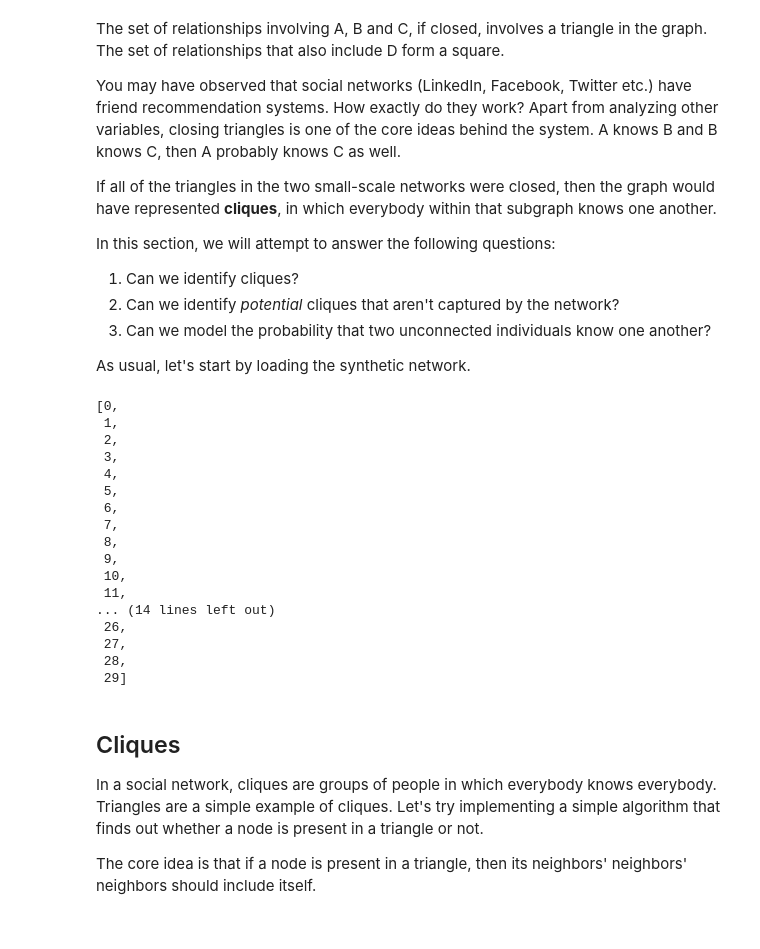
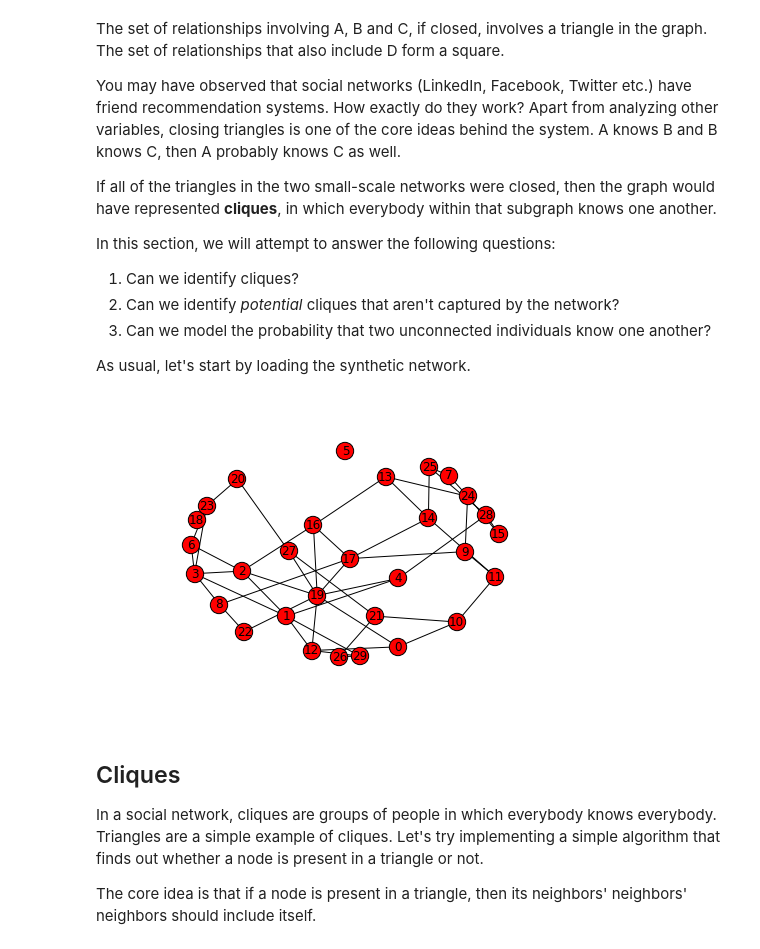
Before and after one commit to ericmjl/Network-Analysis-Made-Simple, a Jupyter notebook: 4. Cliques, Triangles and Squares.ipynb, the cells around one changed output. Cells and saved outputs as stored; diff of their text form; code cells hidden in the pictures.

```diff
--- a/4. Cliques, Triangles and Squares.ipynb
+++ b/4. Cliques, Triangles and Squares.ipynb
@@ -40,25 +40,9 @@ As usual, let's start by loading the synthetic network.
 # %%
 # Load the network.
 G = nx.read_gpickle('Synthetic Social Network.pkl')
-G.nodes()
+nx.draw(G, with_labels=True)
 # %% [output]
-[0,
- 1,
- 2,
- 3,
- 4,
- 5,
- 6,
- 7,
- 8,
- 9,
- 10,
- 11,
-... (14 lines left out)
- 26,
- 27,
- 28,
- 29]
+[figure, added]
 # %% [markdown]
 ## Cliques
 
```
Also changed, not shown: parts of 7 cells of this notebook.
